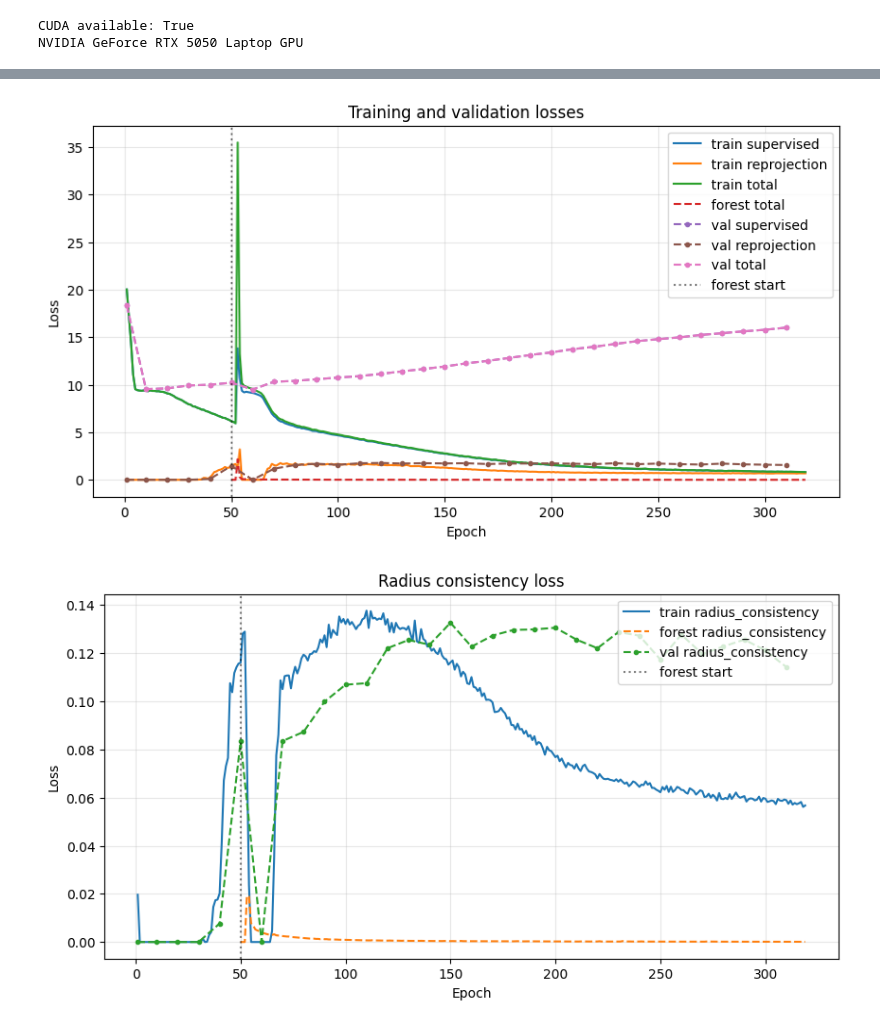
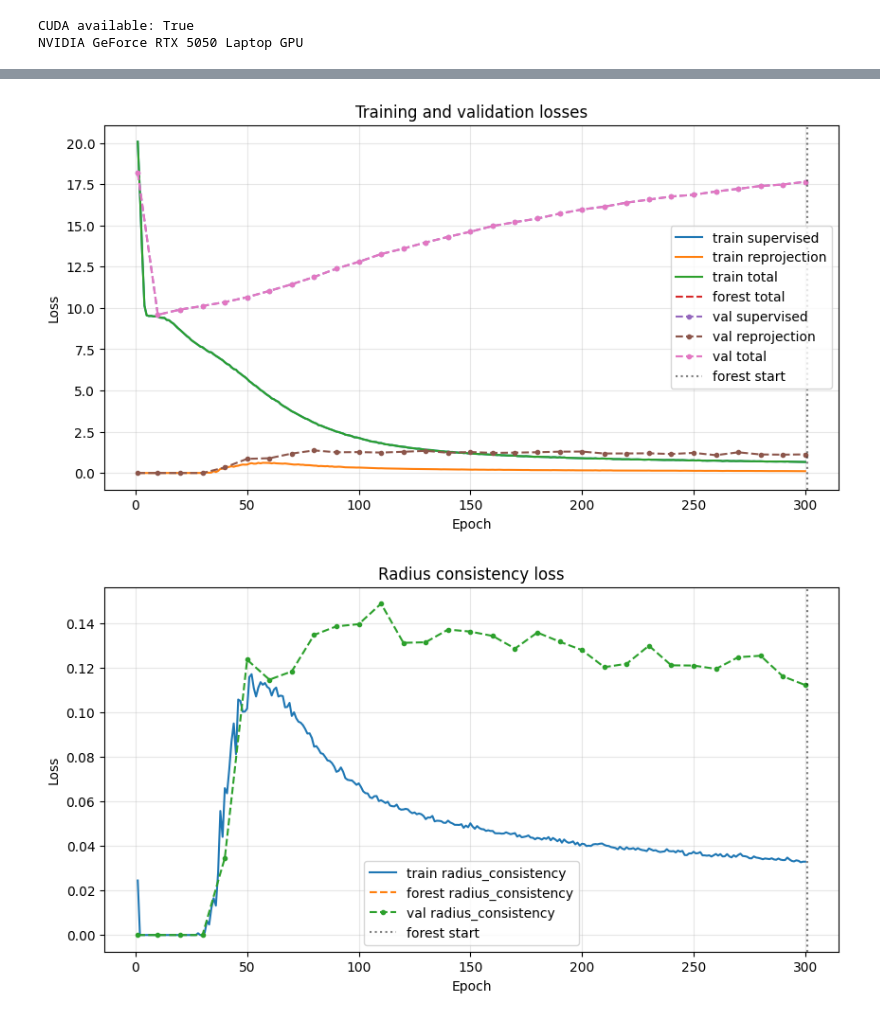
Before and after one commit to jo6815en/pose_from_cylinders, a Jupyter notebook: train.ipynb, the cells around one changed output, grey strips where cells are left out. Cells and saved outputs as stored; diff of their text form; code cells hidden in the pictures.

```diff
--- a/train.ipynb
+++ b/train.ipynb
@@ -36,7 +36,7 @@ model = PairImageCylinderModel(
     dropout=0.1,
 ).to(device)
 # %%
-BATCH_SIZE = 8
+BATCH_SIZE = 16 #8
 
 train_dataset = SceneTwoPairsDataset(
     root_dir="dataset",
@@ -118,7 +255,7 @@ optimizer = torch.optim.AdamW(model.parameters(), lr=1e-4)
 # Hyperparameters
 NUM_EPOCHS = 300
 VAL_INTERVAL = 10
-FOREST_START_EPOCH = 50
+FOREST_START_EPOCH = 301
 
 LAMBDA_OCC = 10.0
 LAMBDA_RADIUS = 10.0
@@ -192,17 +329,17 @@ for epoch in range(NUM_EPOCHS):
 
         radius_cons1 = matched_radius_consistency_loss(pred_vision_a1, vision_a1, pred_vision_b1, vision_b1,
             relative_pose_pred=pred_pose1,
-            matching_mode="sinkhorn", occ_thresh=OCC_THRESH)
+            matching_mode="gt", occ_thresh=OCC_THRESH)
 
         radius_cons2 = matched_radius_consistency_loss(pred_vision_a2, vision_a2, pred_vision_b2, vision_b2,
             relative_pose_pred=pred_pose2,
-            matching_mode="sinkhorn", occ_thresh=OCC_THRESH)
+            matching_mode="gt", occ_thresh=OCC_THRESH)
 
         reproj1 = matched_reprojection_loss_2d(pred_vision_a1, vision_a1, pred_vision_b1, vision_b1, pred_pose1,
-            matching_mode="sinkhorn", occ_thresh=OCC_THRESH, fov_degrees=90.0)
+            matching_mode="gt", occ_thresh=OCC_THRESH, fov_degrees=90.0)
 
         reproj2 = matched_reprojection_loss_2d(pred_vision_a2, vision_a2, pred_vision_b2, vision_b2, pred_pose2,
-            matching_mode="sinkhorn", occ_thresh=OCC_THRESH, fov_degrees=90.0)
+            matching_mode="gt", occ_thresh=OCC_THRESH, fov_degrees=90.0)
 
         sup_loss = (loss_out1["total"] + loss_out2["total"]) / 2.0
         reproj = (reproj1 + reproj2) / 2.0
@@ -233,7 +370,7 @@ for epoch in range(NUM_EPOCHS):
 
             forest_loss = LAMBDA_RAD * forest_radius_cons + LAMBDA_REPROJ * forest_reproj + LAMBDA_FOREST_SPARSITY * forest_sparsity
 
-        loss = sup_loss + 10.0 * forest_loss
+        loss = sup_loss # + 5.0 * radius_cons + 10.0 * reproj # + 10.0 * forest_loss
         loss.backward()
         optimizer.step()
 
@@ -318,14 +455,14 @@ for epoch in range(NUM_EPOCHS):
                 loss_out = supervised_loss(pred_vision_a, vision_a, pred_vision_b, vision_b, pred_pose, pose_ab,
                     occ_thresh=OCC_THRESH, lambda_occ=LAMBDA_OCC, lambda_radius=LAMBDA_RADIUS)
 
+                sup_loss = loss_out["total"]
+
                 radius_cons = matched_radius_consistency_loss(pred_vision_a, vision_a, pred_vision_b, vision_b,
                     relative_pose_pred=pred_pose,
-                    matching_mode="sinkhorn", occ_thresh=OCC_THRESH)
+                    matching_mode="gt", occ_thresh=OCC_THRESH)
 
                 reproj = matched_reprojection_loss_2d(pred_vision_a, vision_a, pred_vision_b, vision_b, pred_pose,
-                    matching_mode="sinkhorn", occ_thresh=OCC_THRESH, fov_degrees=90.0)
-
-                sup_loss = loss_out["total"]
+                    matching_mode="gt", occ_thresh=OCC_THRESH, fov_degrees=90.0)
 
                 val_totals["total"] += sup_loss.item()
                 val_totals["supervised"] += sup_loss.item()
@@ -388,44 +541,32 @@ plt.plot(epochs, history["forest_radius_consistency"],"--", label="forest radius
 
 if len(val_epochs) > 0:
     plt.plot(val_epochs, history["val_radius_consistency"],".--", label="val radius_consistency")
 
 plt.axvline(FOREST_START_EPOCH,color="k",linestyle=":",alpha=0.5,label="forest start")
 
 plt.xlabel("Epoch")
 plt.ylabel("Loss")
 plt.title("Radius consistency loss")
 plt.legend()
 plt.grid(True, alpha=0.3)
 plt.show()
 
 
 plt.figure(figsize=(10, 5))
 plt.plot(epochs, history["reprojection"],label="train reprojection")
 plt.plot(epochs, history["forest_reprojection"],"--",label="forest reprojection")
 
 if len(val_epochs) > 0:
     plt.plot(val_epochs, history["val_reprojection"],".--",label="val reprojection")
 
 plt.axvline(FOREST_START_EPOCH,color="k",linestyle=":",alpha=0.5,label="forest start")
 
 plt.xlabel("Epoch")
 plt.ylabel("Loss")
 plt.title("Reprojection loss")
 plt.legend()
 plt.grid(True, alpha=0.3)
 plt.show()
-
-
-plt.figure(figsize=(10, 5))
-plt.plot(epochs, history["forest_sparsity"], "--", label="forest sparsity")
-plt.axvline(FOREST_START_EPOCH,color="k",linestyle=":",alpha=0.5,label="forest start")
-
-plt.xlabel("Epoch")
-plt.ylabel("Mean occupancy")
-plt.title("Forest occupancy sparsity")
-plt.legend()
-plt.grid(True, alpha=0.3)
-plt.show()
 # %% [output]
-[figure, old version]
+[figure, new version]
-[figure, old version]
+[figure, new version]
```
Also changed, not shown: parts of 7 cells of this notebook.
